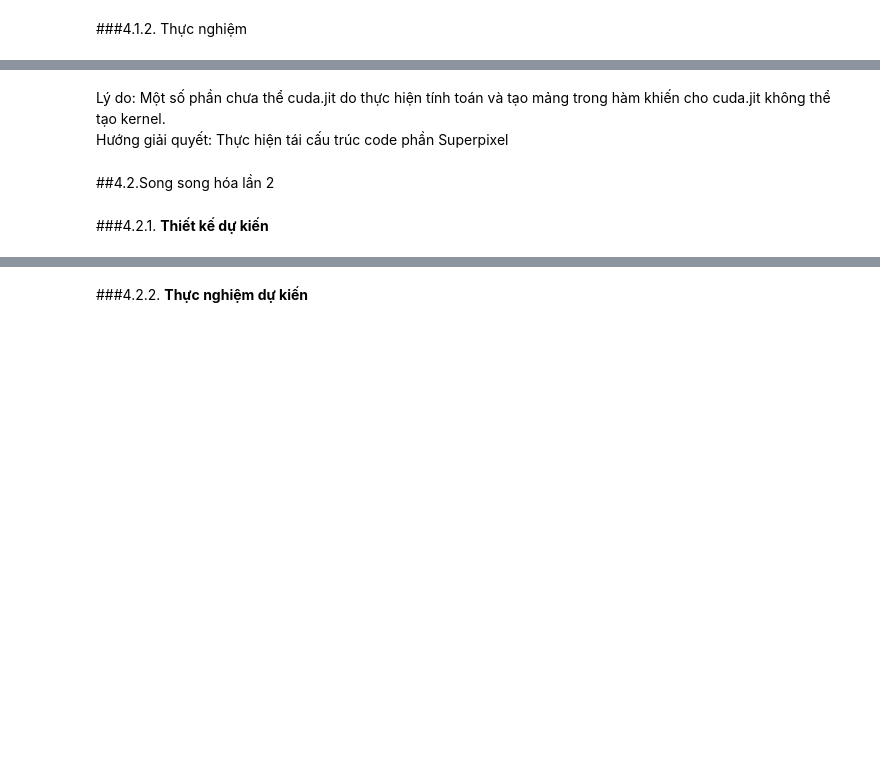
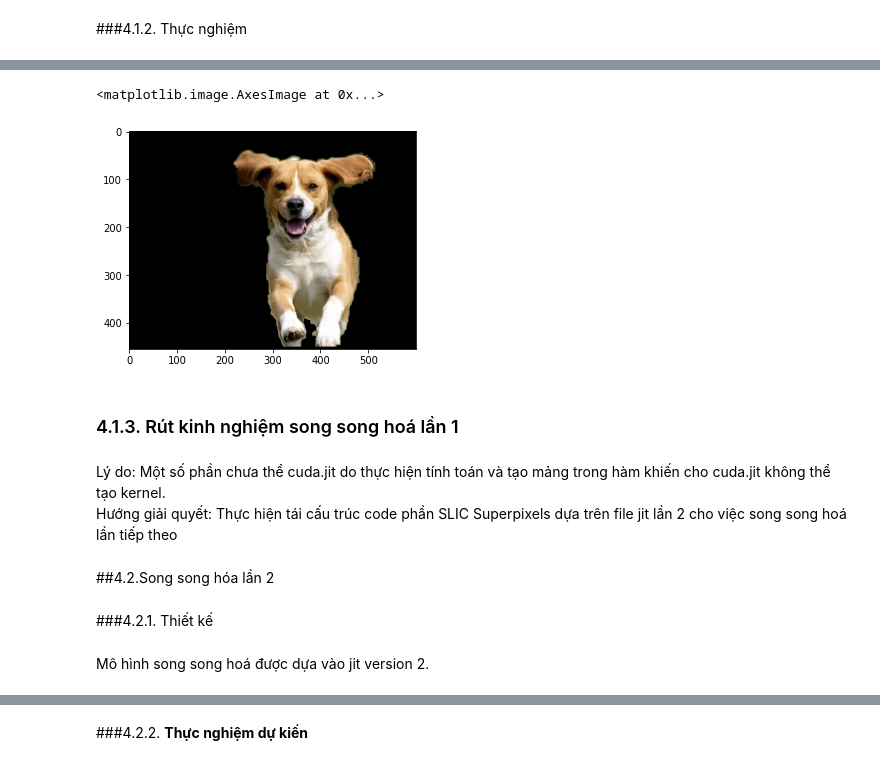
Before and after one commit to kimdinhloc/Applied_Parallel_Programming_HK2_2021_2022, a Jupyter notebook: Report.ipynb, the cells around one changed output, grey strips where cells are left out. Cells and saved outputs as stored; diff of their text form; code cells hidden in the pictures; blank space fills up the shorter version.

```diff
--- a/Report.ipynb
+++ b/Report.ipynb
@@ -154,9 +302,20 @@ Thời gian @cuda.jit giảm 1 giây so với jit lần 1.
+# %%
+#@title Show output { display-mode: "form" }
+image=cv2.imread("/content/Dog_output.jpg")
+plt.imshow(cv2.cvtColor(image,cv2.COLOR_BGR2RGB))
+# %% [output]
+<matplotlib.image.AxesImage at 0x...>
+[figure, added]
+# %% [markdown]
+### 4.1.3. Rút kinh nghiệm song song hoá lần 1
 # %% [markdown]
 Lý do: Một số phần chưa thể cuda.jit do thực hiện tính toán và tạo mảng trong hàm khiến cho cuda.jit không thể tạo kernel.
-Hướng giải quyết: Thực hiện tái cấu trúc code phần Superpixel
+Hướng giải quyết: Thực hiện tái cấu trúc code phần SLIC Superpixels dựa trên file jit lần 2 cho việc song song hoá lần tiếp theo
 # %% [markdown]
 ##4.2.Song song hóa lần 2
 # %% [markdown]
-###4.2.1. **Thiết kế dự kiến**
+###4.2.1. Thiết kế
+# %% [markdown]
+Mô hình song song hoá được dựa vào jit version 2.
 # %% [markdown]
 <img src="https://raw.githubusercontent.com/kimdinhloc/Applied_Parallel_Programming_HK2_2021_2022/main/Illustrated%20image/Model/parallel_v2.JPG"
```
Also changed, not shown: parts of 93 cells of this notebook, 30 other files.
